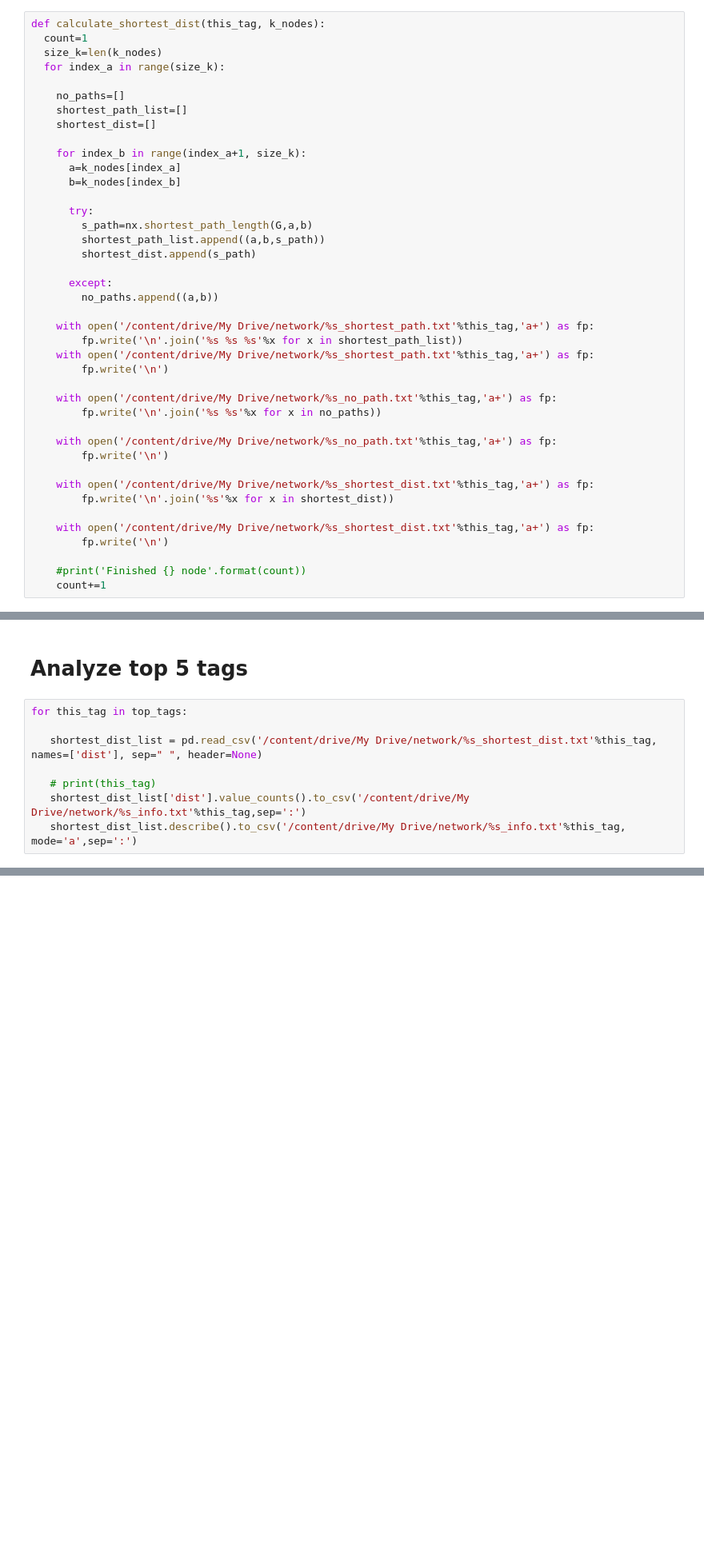
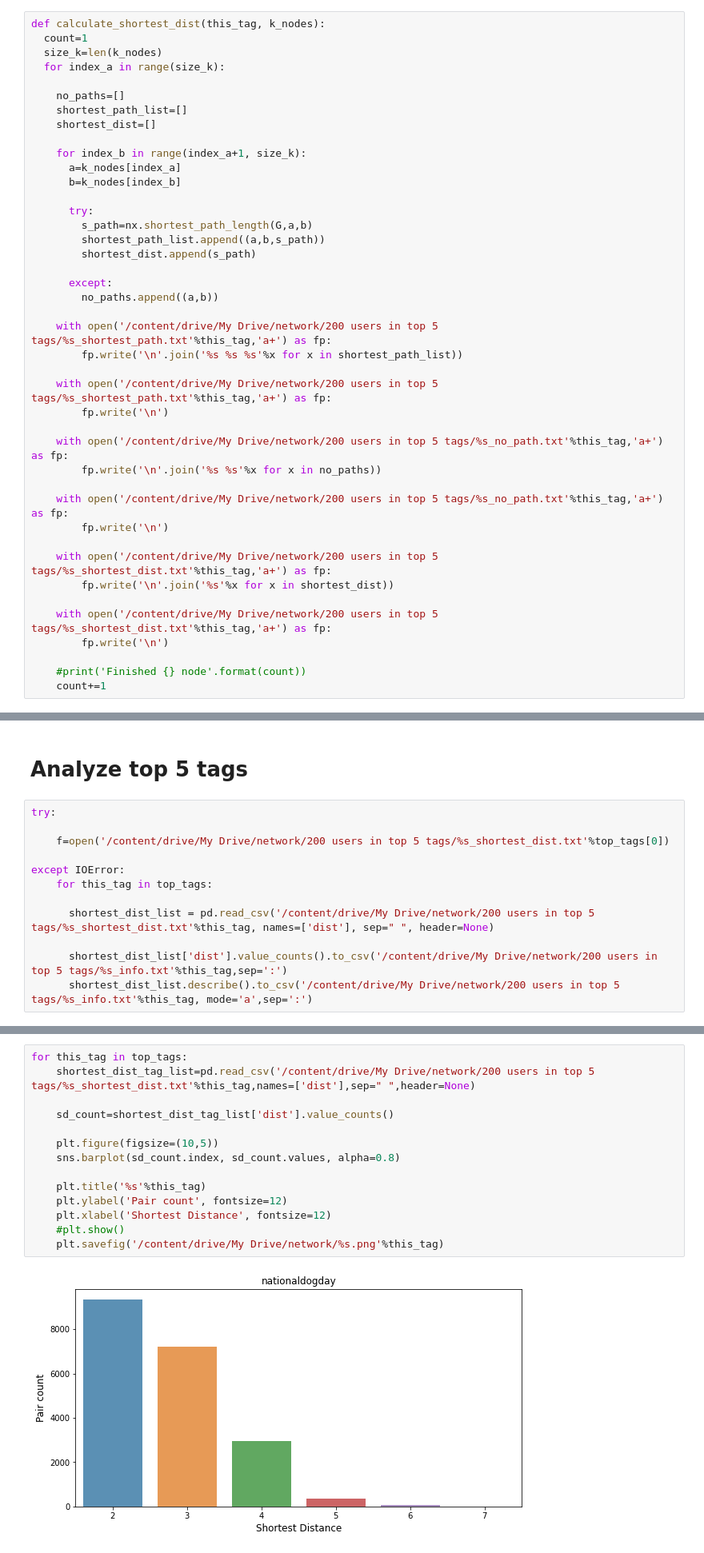
Before and after one commit to happygirlzt/six-degrees-of-separation-in-twitter, a Jupyter notebook: network_project.ipynb, the cells around one changed output, grey strips where cells are left out. Shown at 80% size. Saved outputs shown, nothing was run; the diff lists cells and outputs as text; blank space fills up the shorter version.

```diff
--- a/network_project.ipynb
+++ b/network_project.ipynb
@@ -223,21 +232,22 @@ def calculate_shortest_dist(this_tag, k_nodes):
       except:
         no_paths.append((a,b))
 
-    with open('/content/drive/My Drive/network/%s_shortest_path.txt'%this_tag,'a+') as fp:
+    with open('/content/drive/My Drive/network/200 users in top 5 tags/%s_shortest_path.txt'%this_tag,'a+') as fp:
         fp.write('\n'.join('%s %s %s'%x for x in shortest_path_list))
-    with open('/content/drive/My Drive/network/%s_shortest_path.txt'%this_tag,'a+') as fp:
+
+    with open('/content/drive/My Drive/network/200 users in top 5 tags/%s_shortest_path.txt'%this_tag,'a+') as fp:
         fp.write('\n')
 
-    with open('/content/drive/My Drive/network/%s_no_path.txt'%this_tag,'a+') as fp:
+    with open('/content/drive/My Drive/network/200 users in top 5 tags/%s_no_path.txt'%this_tag,'a+') as fp:
         fp.write('\n'.join('%s %s'%x for x in no_paths))
 
-    with open('/content/drive/My Drive/network/%s_no_path.txt'%this_tag,'a+') as fp:
+    with open('/content/drive/My Drive/network/200 users in top 5 tags/%s_no_path.txt'%this_tag,'a+') as fp:
         fp.write('\n')
 
-    with open('/content/drive/My Drive/network/%s_shortest_dist.txt'%this_tag,'a+') as fp:
+    with open('/content/drive/My Drive/network/200 users in top 5 tags/%s_shortest_dist.txt'%this_tag,'a+') as fp:
         fp.write('\n'.join('%s'%x for x in shortest_dist))
 
-    with open('/content/drive/My Drive/network/%s_shortest_dist.txt'%this_tag,'a+') as fp:
+    with open('/content/drive/My Drive/network/200 users in top 5 tags/%s_shortest_dist.txt'%this_tag,'a+') as fp:
         fp.write('\n')
 
     #print('Finished {} node'.format(count))
@@ -264,10 +279,14 @@ for this_tag in top_tags:
 # %% [markdown]
 # Analyze top 5 tags
 # %%
-for this_tag in top_tags:
+try:
 
-   shortest_dist_list = pd.read_csv('/content/drive/My Drive/network/%s_shortest_dist.txt'%this_tag, names=['dist'], sep=" ", header=None)
+    f=open('/content/drive/My Drive/network/200 users in top 5 tags/%s_shortest_dist.txt'%top_tags[0])
 
-   # print(this_tag)
-   shortest_dist_list['dist'].value_counts().to_csv('/content/drive/My Drive/network/%s_info.txt'%this_tag,sep=':')
-   shortest_dist_list.describe().to_csv('/content/drive/My Drive/network/%s_info.txt'%this_tag, mode='a',sep=':')
+except IOError:
+    for this_tag in top_tags:
+
+      shortest_dist_list = pd.read_csv('/content/drive/My Drive/network/200 users in top 5 tags/%s_shortest_dist.txt'%this_tag, names=['dist'], sep=" ", header=None)
+
+      shortest_dist_list['dist'].value_counts().to_csv('/content/drive/My Drive/network/200 users in top 5 tags/%s_info.txt'%this_tag,sep=':')
+      shortest_dist_list.describe().to_csv('/content/drive/My Drive/network/200 users in top 5 tags/%s_info.txt'%this_tag, mode='a',sep=':')
@@ -273,0 +295,16 @@ for this_tag in top_tags:
+# %%
+for this_tag in top_tags:
+    shortest_dist_tag_list=pd.read_csv('/content/drive/My Drive/network/200 users in top 5 tags/%s_shortest_dist.txt'%this_tag,names=['dist'],sep=" ",header=None)
+
+    sd_count=shortest_dist_tag_list['dist'].value_counts()
+
+    plt.figure(figsize=(10,5))
+    sns.barplot(sd_count.index, sd_count.values, alpha=0.8)
+
+    plt.title('%s'%this_tag)
+    plt.ylabel('Pair count', fontsize=12)
+    plt.xlabel('Shortest Distance', fontsize=12)
+    #plt.show()
+    plt.savefig('/content/drive/My Drive/network/%s.png'%this_tag)
+# %% [output]
+[figure, added]
```
Also changed, not shown: parts of 22 cells of this notebook.
